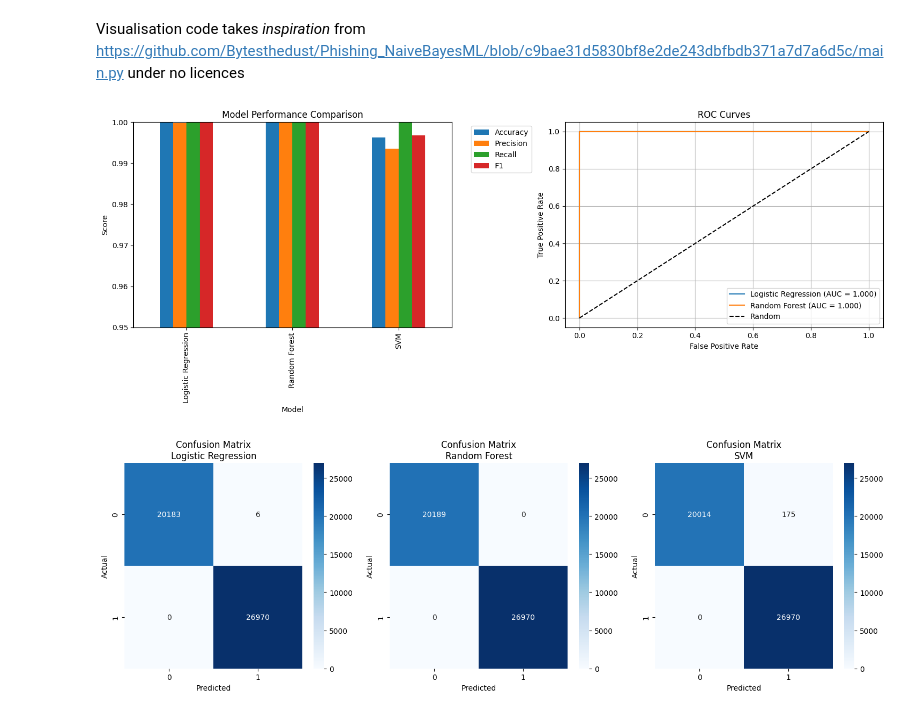
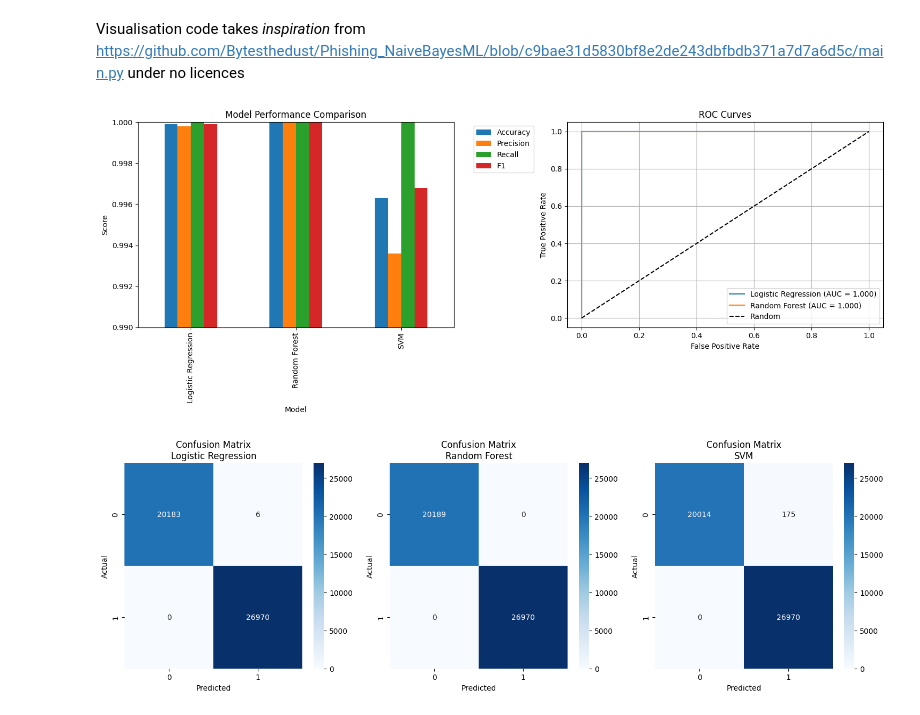
Before and after one commit to gjh0239/AITT-Assignment, a Jupyter notebook: Assignment/Assignment.ipynb, the cells around one changed output. Drawn from its saved outputs; the diff is of its cells as text; code cells hidden in the pictures.

```diff
--- a/Assignment/Assignment.ipynb
+++ b/Assignment/Assignment.ipynb
@@ -3511,7 +3586,7 @@ def visualize_model_performance(results_df):
 	ax1.set_title('Model Performance Comparison')
 	ax1.set_ylabel('Score')
 	ax1.legend(bbox_to_anchor=(1.05, 1))
-	ax1.set_ylim([0.95, 1.0])  # Focus on the relevant range
+	ax1.set_ylim([0.99, 1.0])  # Focus on the relevant range
 
 	# Plot 2: ROC Curves
 	ax2 = plt.subplot(122)
@@ -3533,32 +3608,32 @@ def visualize_model_performance(results_df):
 	ax2.set_ylabel('True Positive Rate')
 	ax2.set_title('ROC Curves')
 	ax2.legend()
 	ax2.grid(True)
 
 	plt.tight_layout()
 	plt.show()
 
 	# Create second figure for confusion matrices
 	fig2 = plt.figure(figsize=(15, 5))
 	num_models = len(base_models)
 
 	for i, (name, model) in enumerate(base_models.items(), 1):
 		# Calculate confusion matrix
 		y_pred = model.predict(X_test)
 		cm = confusion_matrix(y_test, y_pred)
 
 		# Create subplot for this model's confusion matrix
 		plt.subplot(1, num_models, i)
 		sns.heatmap(cm, annot=True, fmt='d', cmap='Blues')
 		plt.title(f'Confusion Matrix\n{name}')
 		plt.xlabel('Predicted')
 		plt.ylabel('Actual')
 
 	plt.tight_layout()
 	plt.show()
 
 # Generate visualizations
 visualize_model_performance(evaluation_results)
 # %% [output]
-[figure, old version]
+[figure, new version]
 [figure]
```
Also changed, not shown: parts of 6 cells of this notebook.
